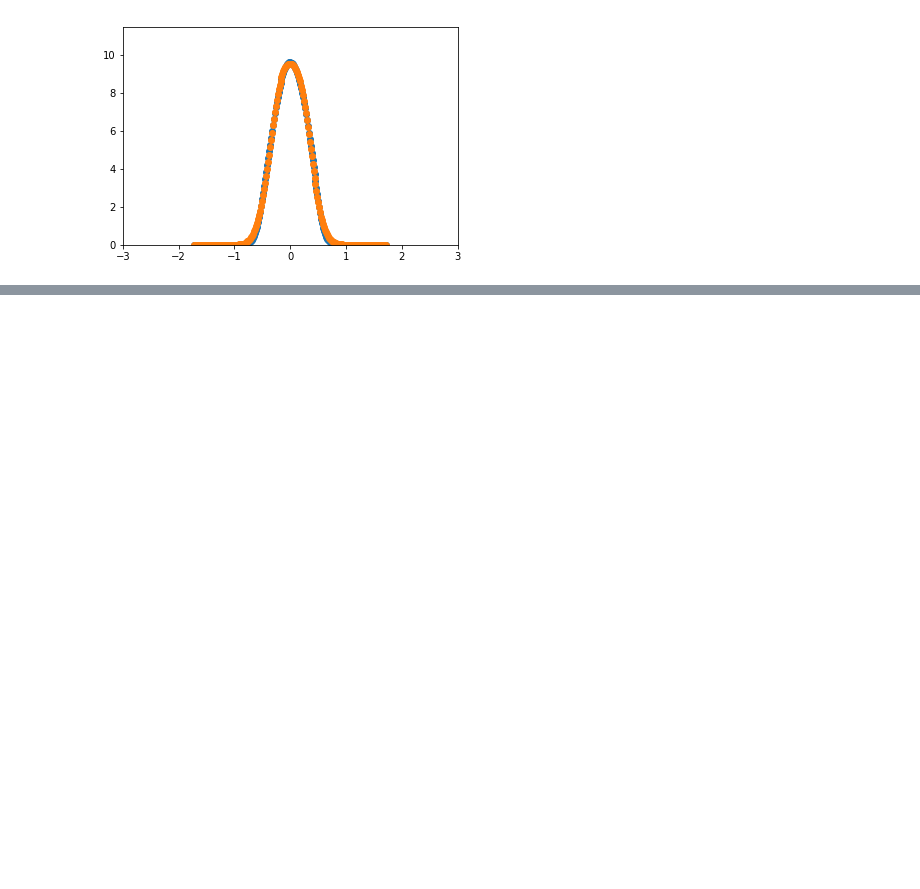
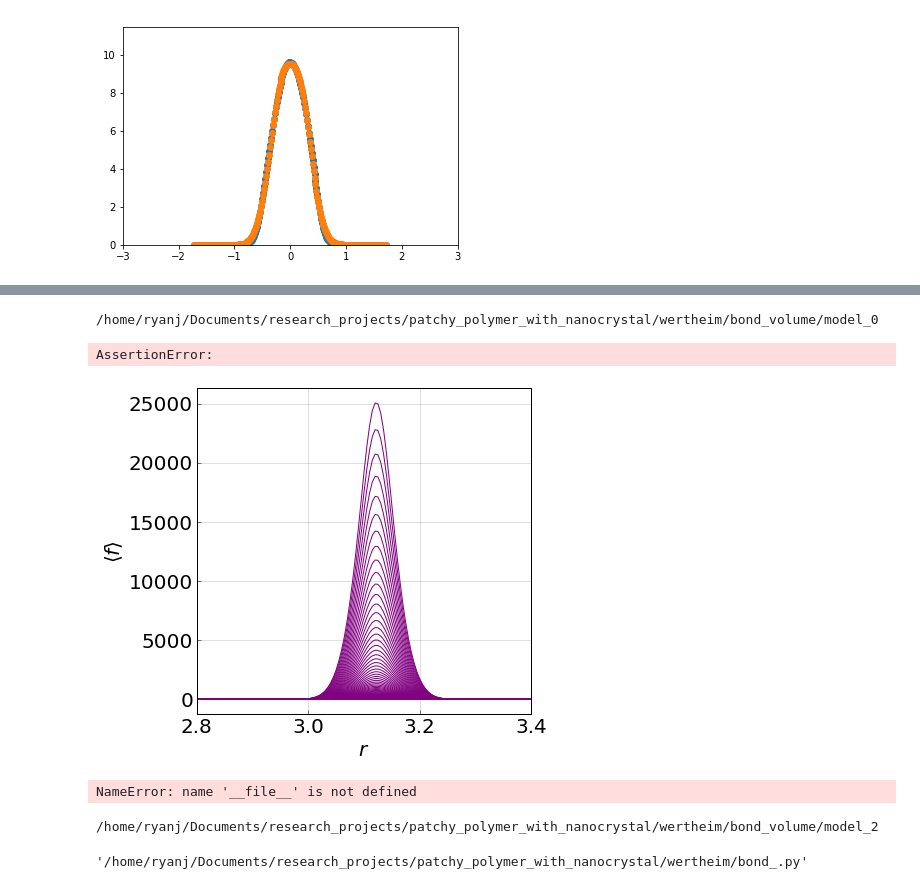
Before and after one commit to truskett-group-ut/patchy_polymer_with_nanocrystal, a Jupyter notebook: wertheim/bond_integral_generator.ipynb, the cells around one changed output, grey strips where cells are left out. Drawn from its saved outputs; the diff is of its cells as text; code cells hidden in the pictures; blank space fills up the shorter version.

Commit message:
finshed bond volume regressor

```diff
--- a/wertheim/bond_integral_generator.ipynb
+++ b/wertheim/bond_integral_generator.ipynb
@@ -779,0 +336,8 @@ ________________________________________________________________________________
+# %%
+file_base = './bond_volume/model_0'
+# %%
+with open('{}/r_scaler.dill'.format(file_base), 'wb') as f:
+    dill.dump(r_scaler, f)
+
+with open('{}/x_scaler.dill'.format(file_base), 'wb') as f:
+    dill.dump(x_scaler, f)
@@ -779,0 +393,8 @@ ________________________________________________________________________________
+# %%
+bond_volume = BondVolume(model_index=0, num_rbfs=5)
+# %% [output]
+/home/ryanj/Documents/research_projects/patchy_polymer_with_nanocrystal/wertheim/bond_volume/model_0
+AssertionError:
+# %%
+rs = np.arange(0.0, 9.0, 0.005)
+bond_volume.InitializePredictionGrid(rs=rs)
@@ -779,0 +403,37 @@ ________________________________________________________________________________
+# %%
+for A in np.arange(5.0, 20.0, 0.1):
+    f = bond_volume.Predict(A)
+    plt.plot(rs, f, marker='o',
+             linewidth=1.0, markersize=0, color = 'purple',
+             alpha=2.0, markerfacecolor='None')
+
+#backround grid details
+axes = plt.gca()
+axes.grid(b = True, which = 'both', axis = 'both', color = 'gray', linestyle = '-', alpha = 0.5, linewidth = 0.5)
+axes.set_axis_bgcolor('white')
+
+#font scpecifications
+title_font = {'family' : 'arial', 'color'  : 'black', 'weight' : 'heavy','size': 20}
+axis_label_font = {'family' : 'arial', 'color'  : 'black', 'weight' : 'normal','size': 20}
+
+#figure size and tick style
+plt.rcParams["figure.figsize"] = [6,6]
+plt.rc('axes',edgecolor='black',linewidth=1)
+plt.tick_params(which='both', axis='both', color='black', length=4, width=0.5)
+plt.rcParams['xtick.direction'] = 'in'
+plt.rcParams['ytick.direction'] = 'in'
+
+#plt.yscale('log')
+#plt.ylim(0.8,0.88)
+plt.xlim(2.8,3.4)
+
+plt.xlabel(r'$r$', y=3, fontsize=20, fontdict = axis_label_font)
+plt.ylabel(r'$\langle f \rangle$', fontsize=20, fontdict = axis_label_font)
+
+#title and axis labels
+plt.tick_params(axis='both', labelsize=20)
+#plt.title('A={}'.format(A), y=1.05, fontdict = title_font)
+
+plt.show()
+# %% [output]
+[figure, added]
@@ -779,0 +442,12 @@ ________________________________________________________________________________
+# %%
+file_base = '{}/bond_volume/model_{}'.format(os.path.abspath(__file__),2)
+# %% [output]
+NameError: name '__file__' is not defined
+# %%
+print file_base
+# %% [output]
+/home/ryanj/Documents/research_projects/patchy_polymer_with_nanocrystal/wertheim/bond_volume/model_2
+# %%
+os.path.realpath('bond_.py')
+# %% [output]
+'/home/ryanj/Documents/research_projects/patchy_polymer_with_nanocrystal/wertheim/bond_.py'
```
Also changed, not shown: parts of 48 cells of this notebook, 24 other files.
